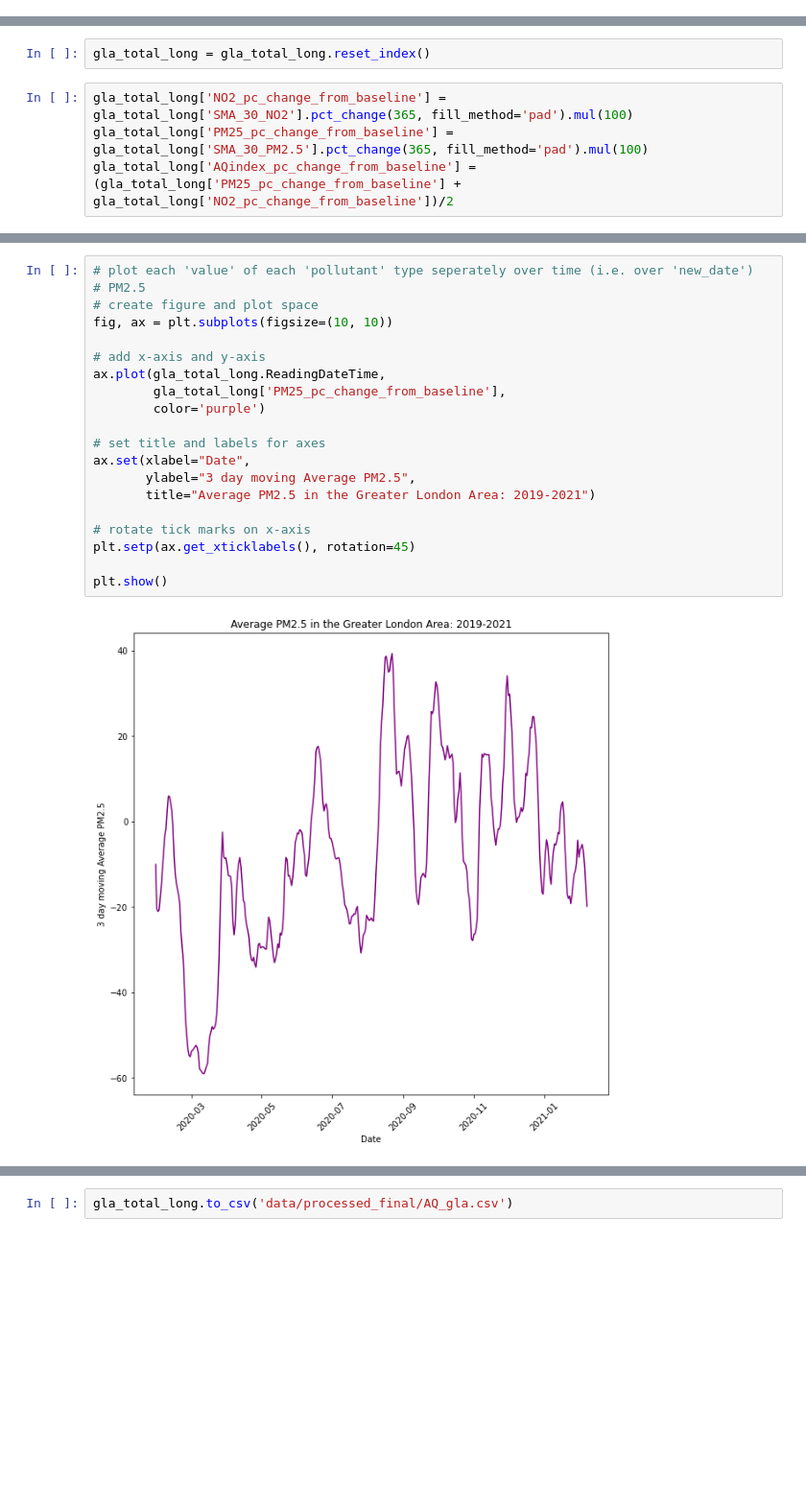
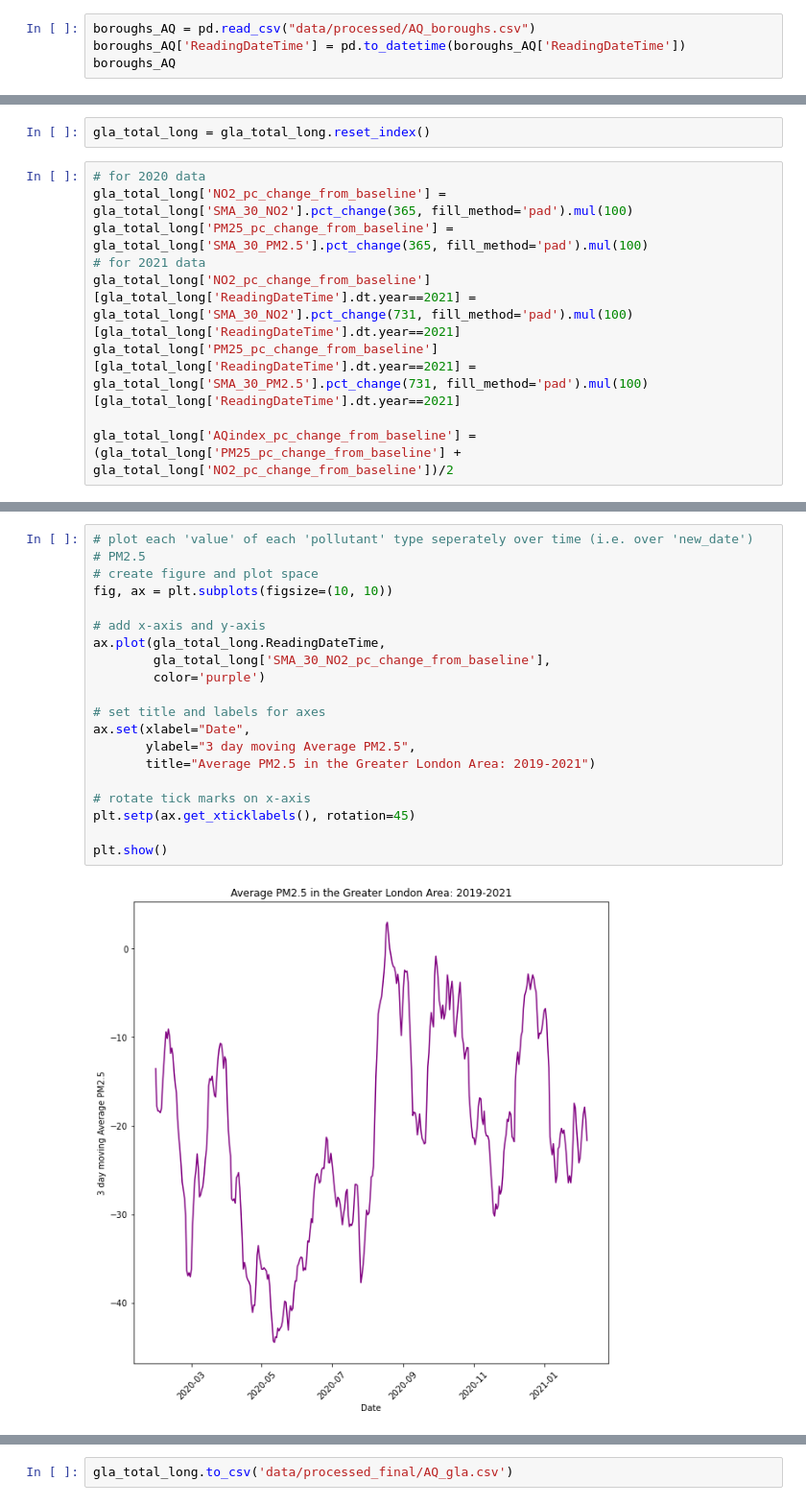
Before and after one commit to lnicoletti/london_mobility_pandemic, a Jupyter notebook: notebooks/2-AQDataExploration.ipynb, the cells around one changed output, grey strips where cells are left out. Shown at 96% size. Saved outputs shown, nothing was run; the diff lists cells and outputs as text; blank space fills up the shorter version.

```diff
--- a/notebooks/2-AQDataExploration.ipynb
+++ b/notebooks/2-AQDataExploration.ipynb
@@ -200,0 +182,4 @@ boroughs_AQ
+# %%
+boroughs_AQ = pd.read_csv("data/processed/AQ_boroughs.csv")
+boroughs_AQ['ReadingDateTime'] = pd.to_datetime(boroughs_AQ['ReadingDateTime'])
+boroughs_AQ
@@ -508,6 +473,11 @@ plt.show()
 # %%
 gla_total_long = gla_total_long.reset_index()
 # %%
+# for 2020 data
 gla_total_long['NO2_pc_change_from_baseline'] = gla_total_long['SMA_30_NO2'].pct_change(365, fill_method='pad').mul(100)
 gla_total_long['PM25_pc_change_from_baseline'] = gla_total_long['SMA_30_PM2.5'].pct_change(365, fill_method='pad').mul(100)
+# for 2021 data
+gla_total_long['NO2_pc_change_from_baseline'][gla_total_long['ReadingDateTime'].dt.year==2021] = gla_total_long['SMA_30_NO2'].pct_change(731, fill_method='pad').mul(100)[gla_total_long['ReadingDateTime'].dt.year==2021]
+gla_total_long['PM25_pc_change_from_baseline'][gla_total_long['ReadingDateTime'].dt.year==2021] = gla_total_long['SMA_30_PM2.5'].pct_change(731, fill_method='pad').mul(100)[gla_total_long['ReadingDateTime'].dt.year==2021]
+
 gla_total_long['AQindex_pc_change_from_baseline'] = (gla_total_long['PM25_pc_change_from_baseline'] + gla_total_long['NO2_pc_change_from_baseline'])/2
@@ -536,25 +543,25 @@ plt.show()
 # %%
 # plot each 'value' of each 'pollutant' type seperately over time (i.e. over 'new_date')
 # PM2.5
 # create figure and plot space
 fig, ax = plt.subplots(figsize=(10, 10))
 
 # add x-axis and y-axis
 ax.plot(gla_total_long.ReadingDateTime,
-        gla_total_long['PM25_pc_change_from_baseline'],
+        gla_total_long['SMA_30_NO2_pc_change_from_baseline'],
         color='purple')
 
 # set title and labels for axes
 ax.set(xlabel="Date",
        ylabel="3 day moving Average PM2.5",
        title="Average PM2.5 in the Greater London Area: 2019-2021")
 
 # rotate tick marks on x-axis
 plt.setp(ax.get_xticklabels(), rotation=45)
 
 plt.show()
 # %% [output]
-[figure, old version]
+[figure, new version]
 # %%
 # plot each 'value' of each 'pollutant' type seperately over time (i.e. over 'new_date')
 # PM2.5
```
Also changed, not shown: parts of 24 cells of this notebook, 6 other files.
